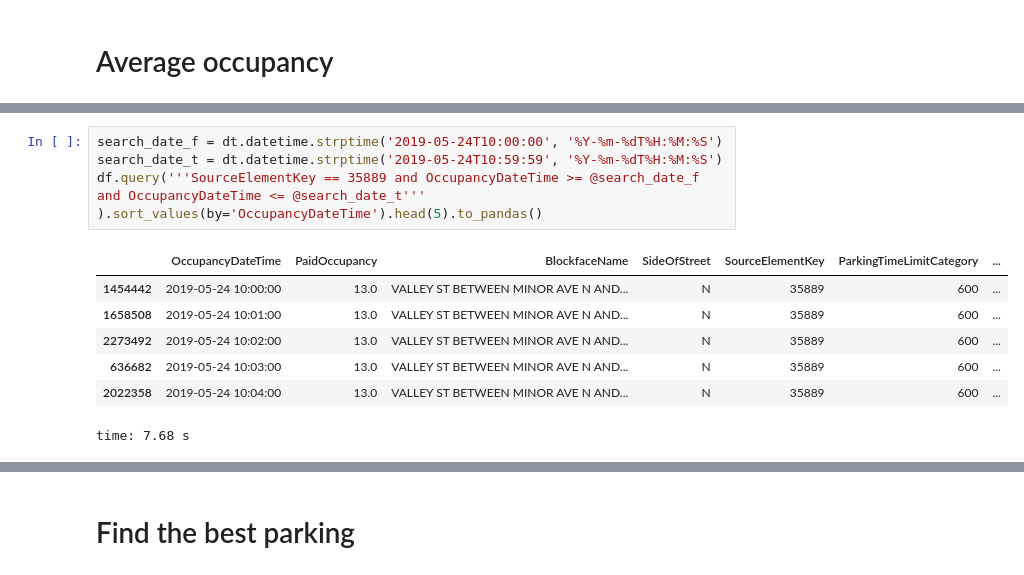
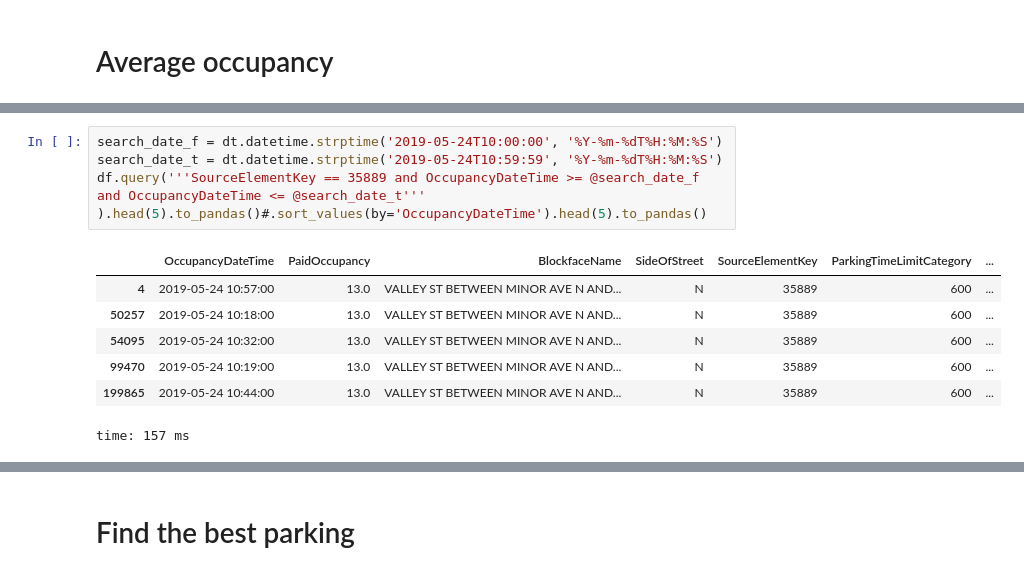
Before and after one commit to drabastomek/rapids-notebooks, a Jupyter notebook: codes/rapids_seattleParking.ipynb, the cells around one changed output, grey strips where cells are left out. Drawn from its saved outputs; the diff is of its cells as text.

Commit message:
Tested the fixed the stod() bug. Waiting for the sort_values() bug to trickle in

```diff
--- a/codes/rapids_seattleParking.ipynb
+++ b/codes/rapids_seattleParking.ipynb
@@ -248,16 +275,16 @@ time: 837 ms
 # %%
 search_date_f = dt.datetime.strptime('2019-05-24T10:00:00', '%Y-%m-%dT%H:%M:%S')
 search_date_t = dt.datetime.strptime('2019-05-24T10:59:59', '%Y-%m-%dT%H:%M:%S')
 df.query('''SourceElementKey == 35889 and OccupancyDateTime >= @search_date_f and OccupancyDateTime <= @search_date_t'''
-).sort_values(by='OccupancyDateTime').head(5).to_pandas()
+).head(5).to_pandas()#.sort_values(by='OccupancyDateTime').head(5).to_pandas()
 # %% [output]
 |  | OccupancyDateTime | PaidOccupancy | BlockfaceName | SideOfStreet | SourceElementKey | ParkingTimeLimitCategory | ... |
-| 1454442 | 2019-05-24 10:00:00 | 13.0 | VALLEY ST BETWEEN MINOR AVE N AND... | N | 35889 | 600 | ... |
-| 1658508 | 2019-05-24 10:01:00 | 13.0 | VALLEY ST BETWEEN MINOR AVE N AND... | N | 35889 | 600 | ... |
-| 2273492 | 2019-05-24 10:02:00 | 13.0 | VALLEY ST BETWEEN MINOR AVE N AND... | N | 35889 | 600 | ... |
-| 636682 | 2019-05-24 10:03:00 | 13.0 | VALLEY ST BETWEEN MINOR AVE N AND... | N | 35889 | 600 | ... |
-| 2022358 | 2019-05-24 10:04:00 | 13.0 | VALLEY ST BETWEEN MINOR AVE N AND... | N | 35889 | 600 | ... |
+| 4 | 2019-05-24 10:57:00 | 13.0 | VALLEY ST BETWEEN MINOR AVE N AND... | N | 35889 | 600 | ... |
+| 50257 | 2019-05-24 10:18:00 | 13.0 | VALLEY ST BETWEEN MINOR AVE N AND... | N | 35889 | 600 | ... |
+| 54095 | 2019-05-24 10:32:00 | 13.0 | VALLEY ST BETWEEN MINOR AVE N AND... | N | 35889 | 600 | ... |
+| 99470 | 2019-05-24 10:19:00 | 13.0 | VALLEY ST BETWEEN MINOR AVE N AND... | N | 35889 | 600 | ... |
+| 199865 | 2019-05-24 10:44:00 | 13.0 | VALLEY ST BETWEEN MINOR AVE N AND... | N | 35889 | 600 | ... |
-time: 7.68 s
+time: 157 ms
 # %%
 def calcMean(AvgOccupancy, ParkingSpaceCount, MeanOccupancy):
     '''
```
Also changed, not shown: parts of 27 cells of this notebook.
